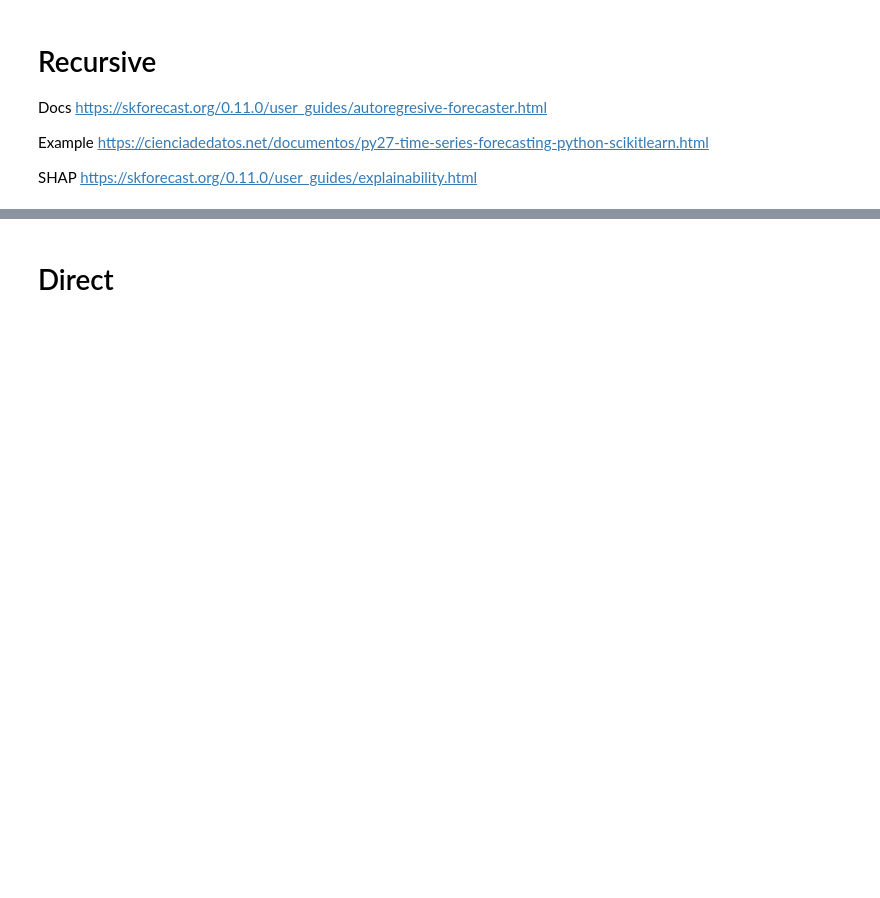
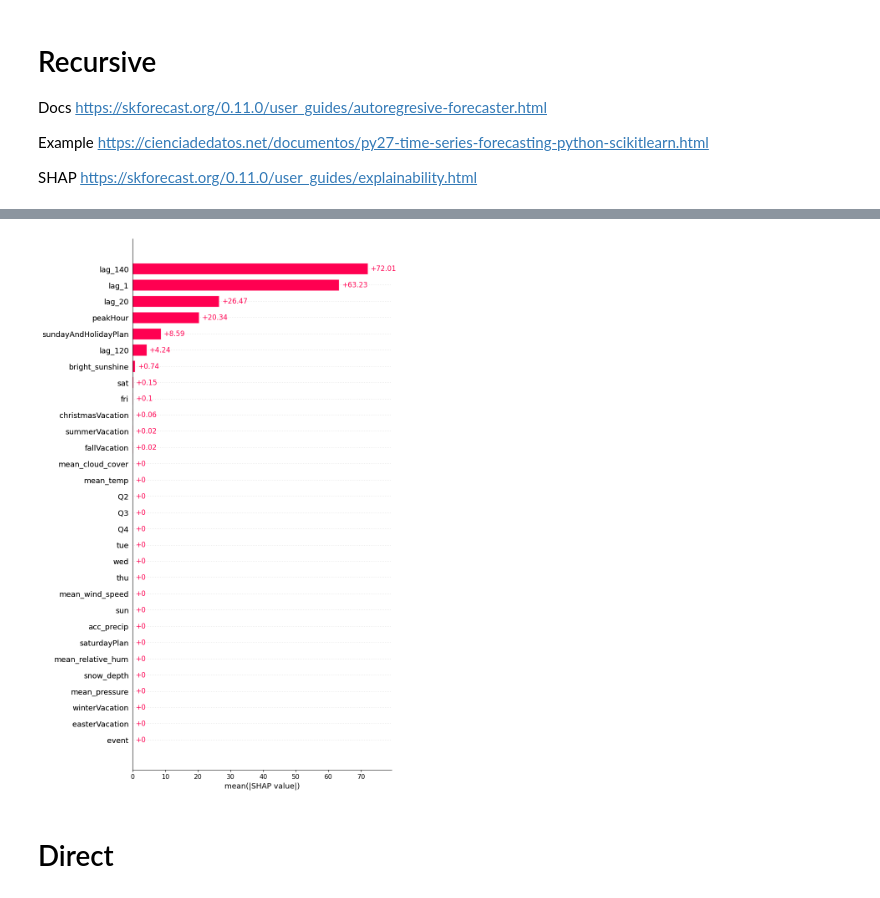
Before and after one commit to andr830g/Machine-Learning-Passenger-Forecasting, a Jupyter notebook: MachineLearningModelling.ipynb, the cells around one changed output, grey strips where cells are left out. Cells and saved outputs as stored; diff of their text form; code cells hidden in the pictures; blank space fills up the shorter version.

```diff
--- a/MachineLearningModelling.ipynb
+++ b/MachineLearningModelling.ipynb
@@ -92,3 +103,7 @@ plt.show()
+# %%
+shap.plots.bar(shap_values, max_display=52)
+# %% [output]
+[figure, added]
 # %% [markdown]
 # Direct
 # %%
```
Also changed, not shown: parts of 7 cells of this notebook, 1 other file.
